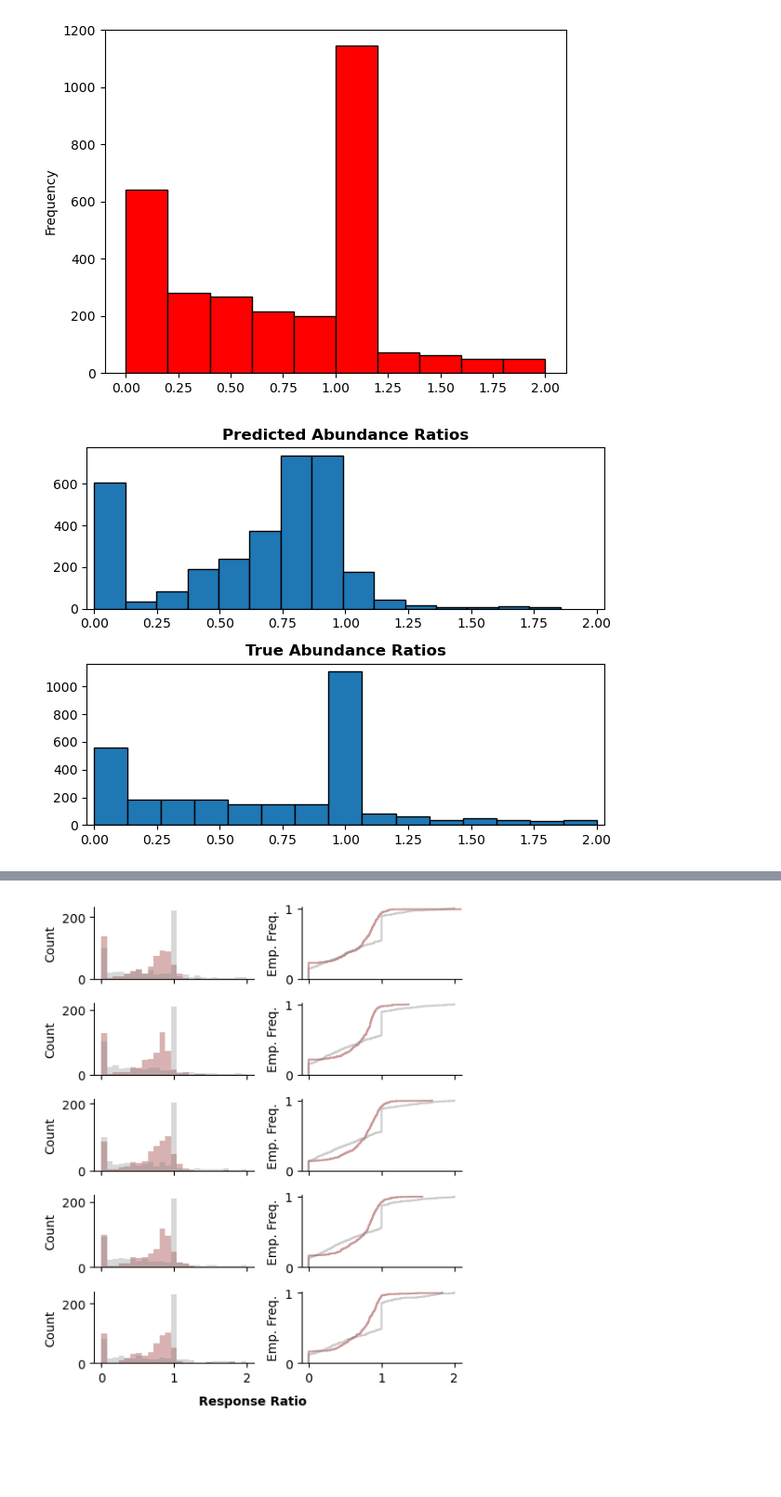
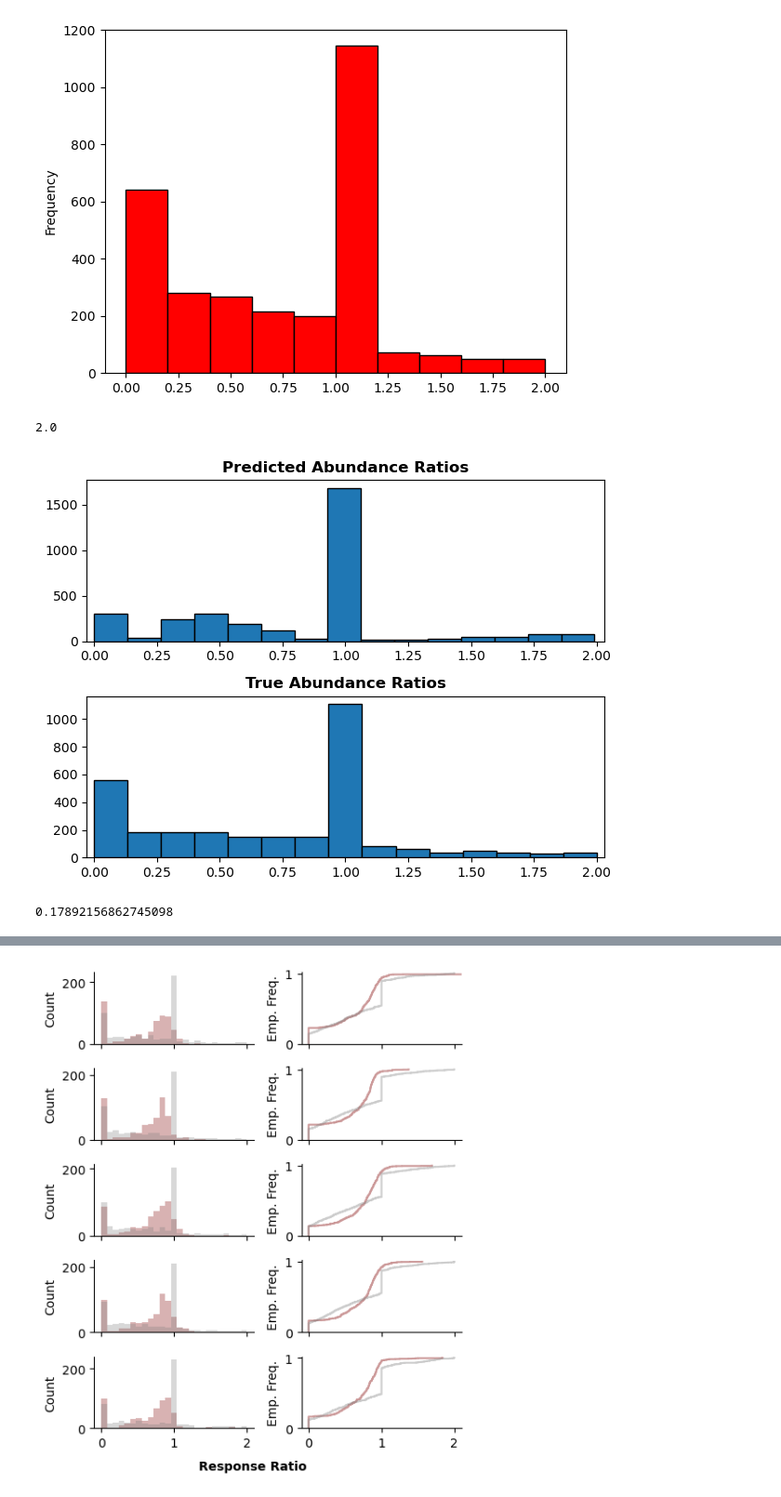
Before and after one commit to emiliolr/life-hunting, a Jupyter notebook: notebooks/scratch.ipynb, the cells around one changed output, grey strips where cells are left out. Shown at 93% size. Cells and saved outputs as stored; diff of their text form; code cells hidden in the pictures; blank space fills up the shorter version.

Commit message:
Continuing to run through experiments for three-part model

```diff
--- a/notebooks/scratch.ipynb
+++ b/notebooks/scratch.ipynb
@@ -211,21 +238,42 @@ ben_lop['Response_Ratio'][ben_lop['Response_Ratio'] <= thresh].plot.hist(color =
+# %%
+# for s in ben_lop['Study'].value_counts().index.to_list():
+#     sub = ben_lop[ben_lop['Study'] == s]['Species'].value_counts()
+#     print(sub)
+#     print()
+
+lens = []
+for s in ben_lop['Species'].value_counts().index.to_list():
+    sub = ben_lop[ben_lop['Species'] == s]['Study'].value_counts()
+    lens.append(len(sub))
+
+np.median(lens)
+# %% [output]
+2.0
 # %%
 from plotting_utils import plot_ratio_distribution_comparison
 
-raw = pd.read_csv('/Users/emiliolr/Desktop/life-hunting/testing_governance/raw_predictions/rf-pca_hurdle_1.0mins_rebalance-classes_mammals_recreated_5-fold_random-blocking.csv')
+raw = pd.read_csv('/Users/emiliolr/Desktop/life-hunting/testing_governance/raw_predictions/xgboost_three_part_2.0mins_mammals_recreated_5-fold_spatial-blocking_5-degree.csv')
+# raw = pd.read_csv('/Users/emiliolr/Desktop/life-hunting/testing_governance/raw_predictions/rf-pca_hurdle_1.0mins_rebalance-classes_mammals_recreated_5-fold_random-blocking.csv')
+
 fig, ax = plot_ratio_distribution_comparison(true_ratios = raw['actual'],
                                              pred_ratios = raw['predicted'],
                                              upper_thresh = 2,
                                              n_bins = 15)
 
 
 # m = (raw['actual'] <= 2)
 # actual = raw['actual'][m]
 # pred = raw['predicted'][m]
 
 # plt.hist(actual, color = 'grey', alpha = 0.6, edgecolor = None)
 # plt.hist(pred, color = 'maroon', alpha = 0.6, edgecolor = None)
 
 
 # plt.show()
 # %% [output]
-[figure, old version]
+[figure, new version]
+# %%
+k = 0
+((raw['actual'] == k) & (raw['predicted'] == k)).sum() / (raw['actual'] == k).sum()
+# %% [output]
+0.17892156862745098
```
Also changed, not shown: parts of 9 cells of this notebook, 6 other files.
